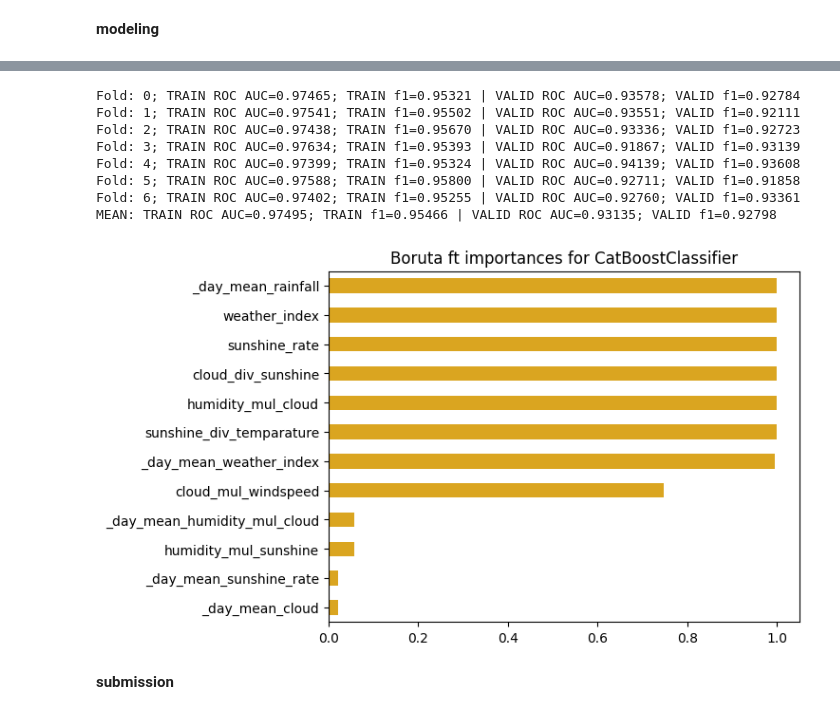
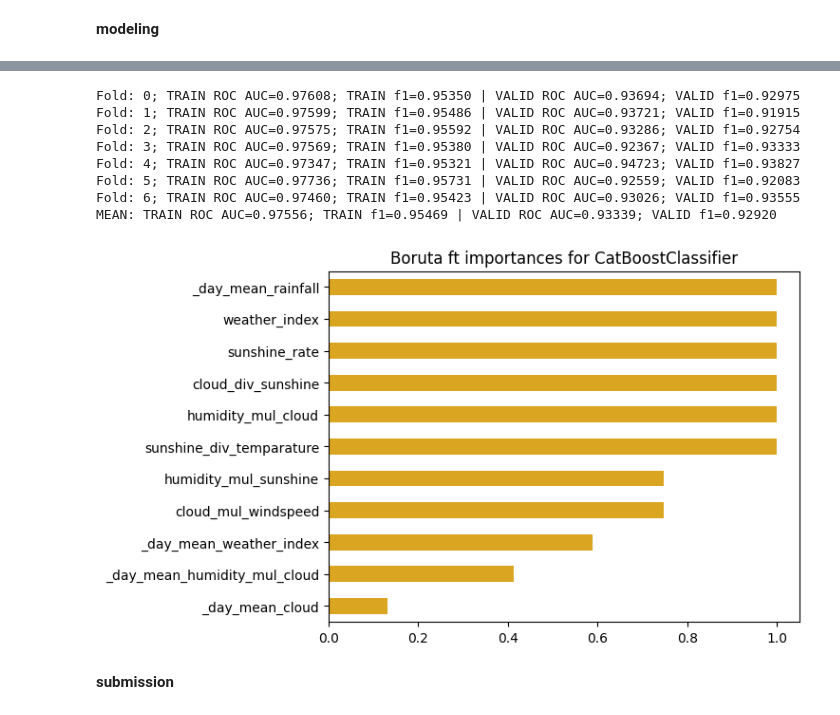
Before and after one commit to j2cry/playground, a Jupyter notebook: S5E3/research.ipynb, the cells around one changed output, grey strips where cells are left out. Saved outputs shown, nothing was run; the diff lists cells and outputs as text; code cells hidden in the pictures.

```diff
--- a/S5E3/research.ipynb
+++ b/S5E3/research.ipynb
@@ -2,8 +2,11 @@
 import sys
 import os
 sys.path.append(os.path.abspath(os.pardir))
+
+import uuid
 from copy import deepcopy
 from typing import Literal
+
 
 import numpy as np
 import pandas as pd
@@ -20,21 +23,20 @@ from transforming import (
 
 # modeling dependencies
 # from xgboost import XGBClassifier
-from lightgbm import LGBMClassifier
+# from lightgbm import LGBMClassifier
 from catboost import CatBoostClassifier
-from sklearn.linear_model import SGDClassifier
+from sklearn.linear_model import SGDClassifier, LogisticRegression, LogisticRegressionCV
 from sklearn.model_selection import StratifiedKFold, train_test_split
 from sklearn.metrics import ConfusionMatrixDisplay, f1_score, roc_auc_score
 import matplotlib.pyplot as plt
 
 
-import uuid
-
-
-def checkup(estimator, X, y, folds=7):
+def checkup(estimator_base, X, y, folds=7):
     metrics = []
     kf = StratifiedKFold(n_splits=folds, shuffle=True, random_state=19)
+    estimator = estimator_base
     for f, (train, valid) in enumerate(kf.split(X, y)):
+        estimator = deepcopy(estimator_base)
         estimator.fit(X.loc[train], y[train])
 
         pt = estimator.predict_proba(X.loc[train]).T[1]
@@ -54,6 +56,7 @@ def checkup(estimator, X, y, folds=7):
 df = pd.read_csv('data/train.csv', index_col='id')
 test = pd.read_csv('data/test.csv', index_col='id')
 test['rainfall'] = 0
+CLASS_WEIGHTS = df.rainfall.value_counts() / df.shape[0]
 # %% [markdown]
 __Pipelines__
 # %%
@@ -200,21 +227,22 @@ MEAN: TRAIN ROC AUC=0.92482; TRAIN f1=0.92451 | VALID ROC AUC=0.92065; VALID f1=
 # %%
 estimator = CatBoostClassifier(
-    iterations=100,
-    learning_rate=0.1,
+    iterations=1000,
+    learning_rate=0.01,
     depth=4,
     random_state=19,
     verbose=False,
     allow_writing_files=False,
 )
-model = checkup(estimator, X, y, folds=7)
+_ = checkup(estimator, X, y, folds=7)
 importances = boruta(X, y, estimator.copy(), seed=10, plot=True, alpha=0.99)
+catboost = model = estimator.fit(X, y)
 # %% [output]
-Fold: 0; TRAIN ROC AUC=0.97465; TRAIN f1=0.95321 | VALID ROC AUC=0.93578; VALID f1=0.92784
-Fold: 1; TRAIN ROC AUC=0.97541; TRAIN f1=0.95502 | VALID ROC AUC=0.93551; VALID f1=0.92111
-Fold: 2; TRAIN ROC AUC=0.97438; TRAIN f1=0.95670 | VALID ROC AUC=0.93336; VALID f1=0.92723
-Fold: 3; TRAIN ROC AUC=0.97634; TRAIN f1=0.95393 | VALID ROC AUC=0.91867; VALID f1=0.93139
-Fold: 4; TRAIN ROC AUC=0.97399; TRAIN f1=0.95324 | VALID ROC AUC=0.94139; VALID f1=0.93608
-Fold: 5; TRAIN ROC AUC=0.97588; TRAIN f1=0.95800 | VALID ROC AUC=0.92711; VALID f1=0.91858
-Fold: 6; TRAIN ROC AUC=0.97402; TRAIN f1=0.95255 | VALID ROC AUC=0.92760; VALID f1=0.93361
-MEAN: TRAIN ROC AUC=0.97495; TRAIN f1=0.95466 | VALID ROC AUC=0.93135; VALID f1=0.92798
+Fold: 0; TRAIN ROC AUC=0.97608; TRAIN f1=0.95350 | VALID ROC AUC=0.93694; VALID f1=0.92975
+Fold: 1; TRAIN ROC AUC=0.97599; TRAIN f1=0.95486 | VALID ROC AUC=0.93721; VALID f1=0.91915
+Fold: 2; TRAIN ROC AUC=0.97575; TRAIN f1=0.95592 | VALID ROC AUC=0.93286; VALID f1=0.92754
+Fold: 3; TRAIN ROC AUC=0.97569; TRAIN f1=0.95380 | VALID ROC AUC=0.92367; VALID f1=0.93333
+Fold: 4; TRAIN ROC AUC=0.97347; TRAIN f1=0.95321 | VALID ROC AUC=0.94723; VALID f1=0.93827
+Fold: 5; TRAIN ROC AUC=0.97736; TRAIN f1=0.95731 | VALID ROC AUC=0.92559; VALID f1=0.92083
+Fold: 6; TRAIN ROC AUC=0.97460; TRAIN f1=0.95423 | VALID ROC AUC=0.93026; VALID f1=0.93555
+MEAN: TRAIN ROC AUC=0.97556; TRAIN f1=0.95469 | VALID ROC AUC=0.93339; VALID f1=0.92920
-[figure, old version]
+[figure, new version]
```
Also changed, not shown: parts of 19 cells of this notebook, 1 other file.
